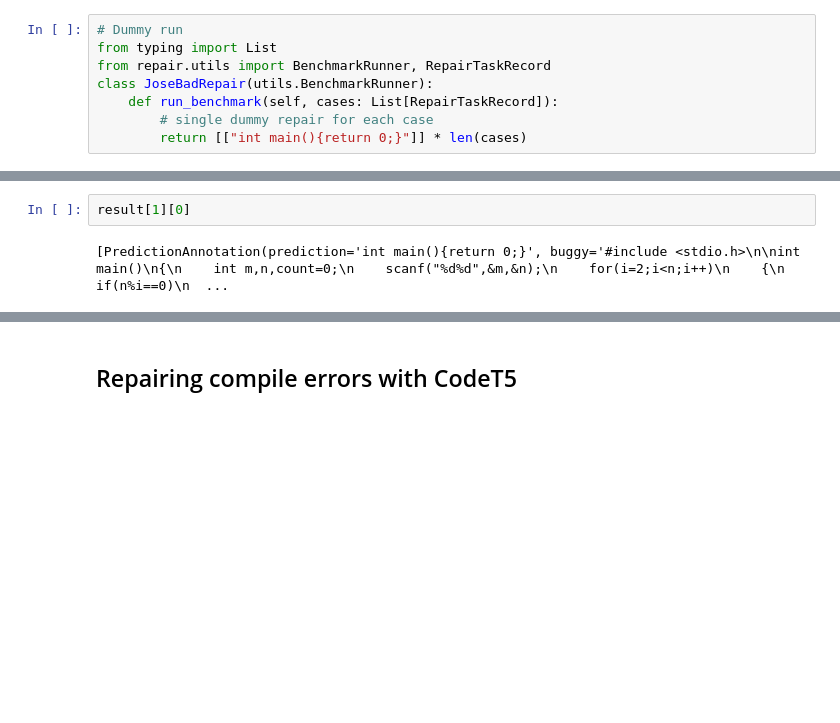
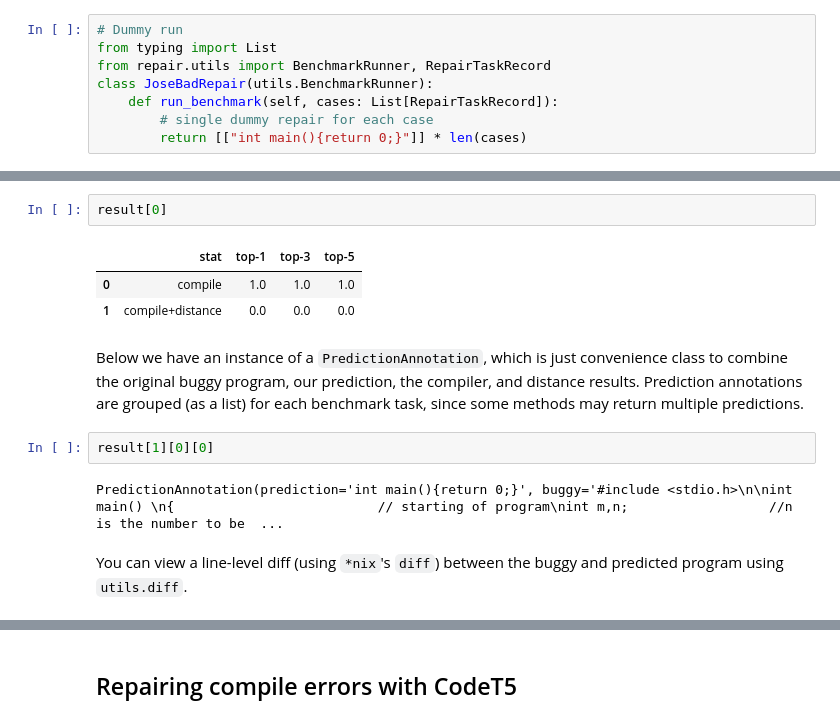
Before and after one commit to josepablocam/ai4code_repair, a Jupyter notebook: tutorial1-syntax-repair.ipynb, the cells around one changed output, grey strips where cells are left out. Cells and saved outputs as stored; diff of their text form; blank space fills up the shorter version.

```diff
--- a/tutorial1-syntax-repair.ipynb
+++ b/tutorial1-syntax-repair.ipynb
@@ -317,4 +338,14 @@ result = utils.run_benchmark(JoseBadRepair())
+# %%
+result[0]
+# %% [output]
+|  | stat | top-1 | top-3 | top-5 |
+| 0 | compile | 1.0 | 1.0 | 1.0 |
+| 1 | compile+distance | 0.0 | 0.0 | 0.0 |
+# %% [markdown]
+Below we have an instance of a `PredictionAnnotation`, which is just convenience class to combine the original buggy program, our prediction, the compiler, and distance results. Prediction annotations are grouped (as a list) for each benchmark task, since some methods may return multiple predictions.
 # %%
-result[1][0]
+result[1][0][0]
 # %% [output]
-[PredictionAnnotation(prediction='int main(){return 0;}', buggy='#include <stdio.h>\n\nint main()\n{\n    int m,n,count=0;\n    scanf("%d%d",&m,&n);\n    for(i=2;i<n;i++)\n    {\n        if(n%i==0)\n  ...
+PredictionAnnotation(prediction='int main(){return 0;}', buggy='#include <stdio.h>\n\nint main() \n{                          // starting of program\nint m,n;                  //n is the number to be  ...
+# %% [markdown]
+You can view a line-level diff (using `*nix`'s `diff`) between the buggy and predicted program using `utils.diff`.
```
Also changed, not shown: parts of 19 cells of this notebook.
